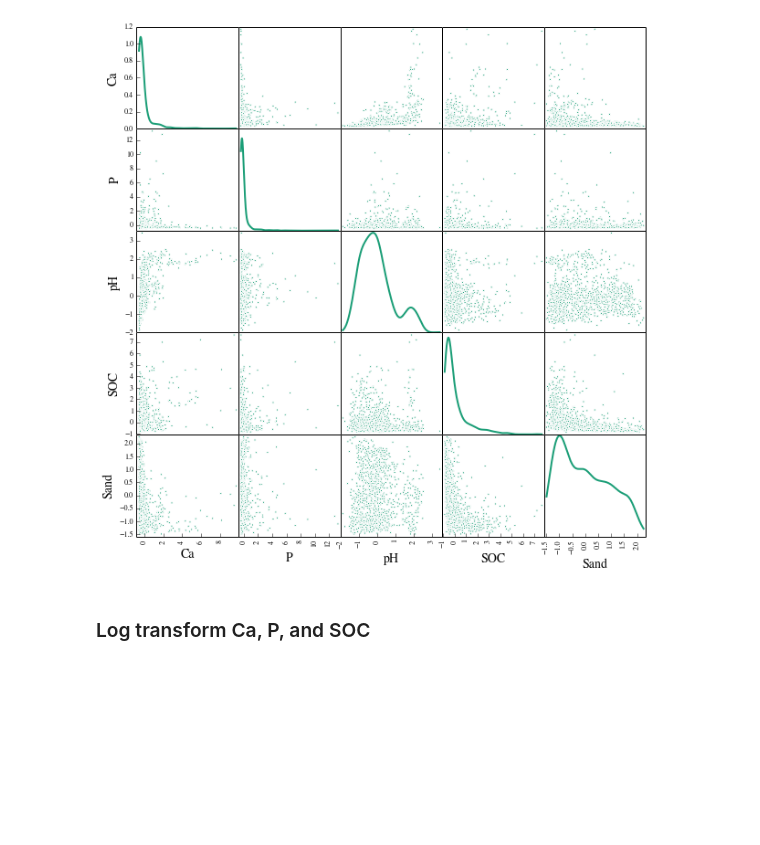
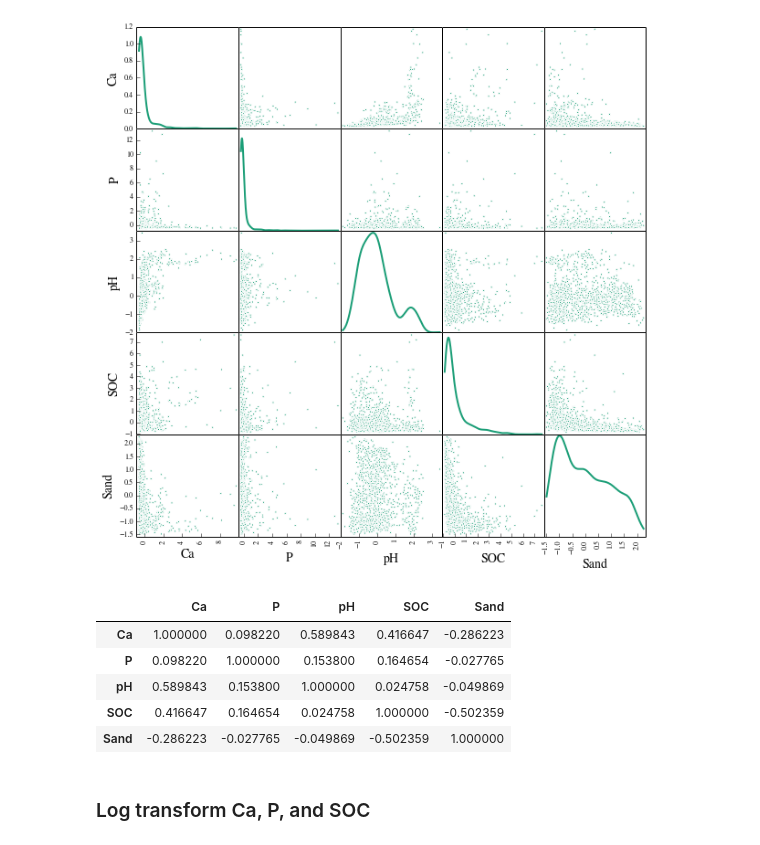
Before and after one commit to kellygwiseman/Kaggle-code, a Jupyter notebook: Africa_Soil_Property-competition/Wiseman_Africa_Soil_Kaggle_competition.ipynb, the cells around one changed output. Saved outputs shown, nothing was run; the diff lists cells and outputs as text; code cells hidden in the pictures; blank space fills up the shorter version.

```diff
--- a/Africa_Soil_Property-competition/Wiseman_Africa_Soil_Kaggle_competition.ipynb
+++ b/Africa_Soil_Property-competition/Wiseman_Africa_Soil_Kaggle_competition.ipynb
@@ -190,6 +190,15 @@ for i in range(0,250):
 _ = pd.scatter_matrix(target_df.loc[:,'Ca':'Sand'], figsize=(10,10),diagonal='kde', alpha=1.0)
 # %% [output]
 [figure]
+# %%
+pd.DataFrame.corr(target_df)
+# %% [output]
+|  | Ca | P | pH | SOC | Sand |
+| Ca | 1.000000 | 0.098220 | 0.589843 | 0.416647 | -0.286223 |
+| P | 0.098220 | 1.000000 | 0.153800 | 0.164654 | -0.027765 |
+| pH | 0.589843 | 0.153800 | 1.000000 | 0.024758 | -0.049869 |
+| SOC | 0.416647 | 0.164654 | 0.024758 | 1.000000 | -0.502359 |
+| Sand | -0.286223 | -0.027765 | -0.049869 | -0.502359 | 1.000000 |
 # %% [markdown]
 ### Log transform Ca, P, and SOC
 # %% [markdown]
```
Also changed, not shown: parts of 10 cells of this notebook.
